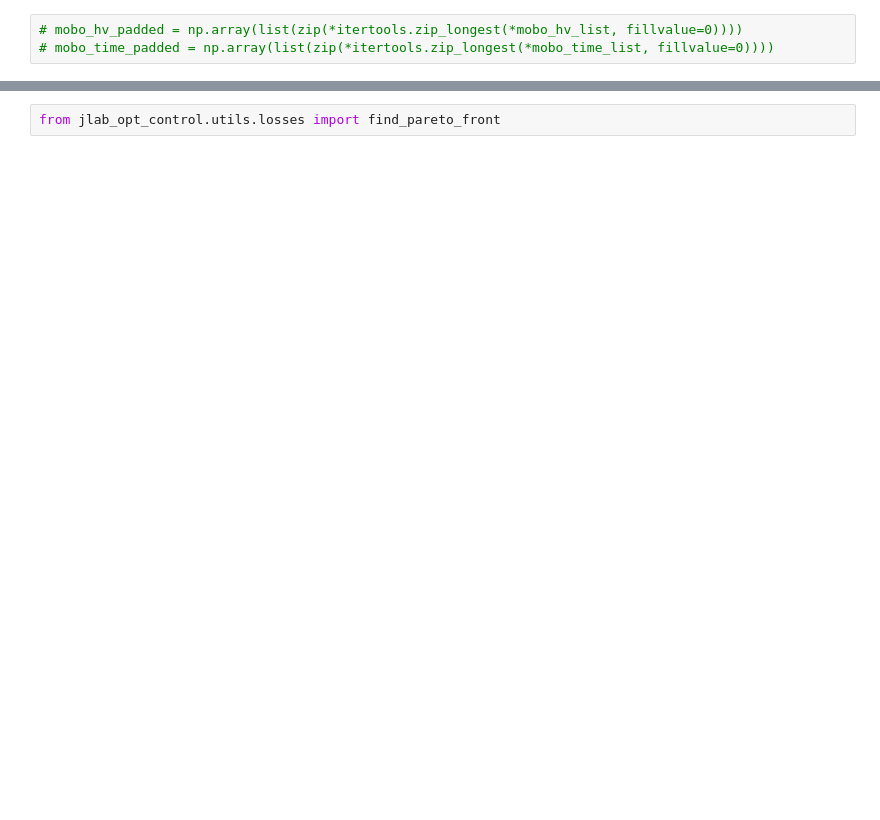
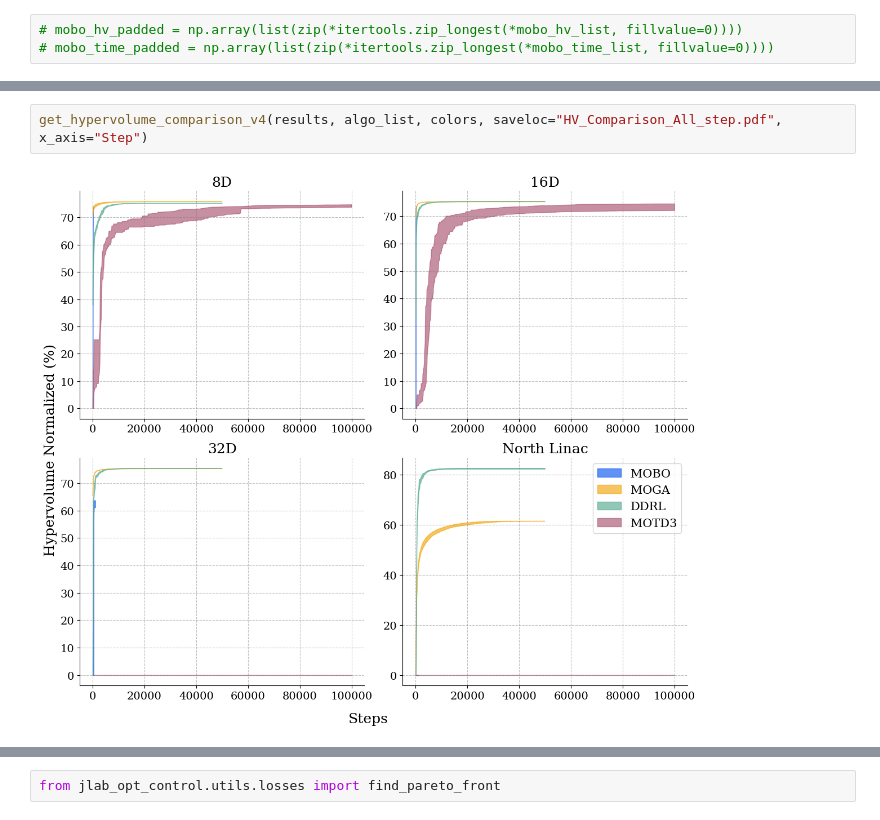
Before and after one commit to JeffersonLab/SciOptControlToolkit, a Jupyter notebook: jlab_opt_control/drivers/paper_drivers/paper_figures_v2.ipynb, the cells around one changed output, grey strips where cells are left out. Saved outputs shown, nothing was run; the diff lists cells and outputs as text; blank space fills up the shorter version.

```diff
--- a/jlab_opt_control/drivers/paper_drivers/paper_figures_v2.ipynb
+++ b/jlab_opt_control/drivers/paper_drivers/paper_figures_v2.ipynb
@@ -289,0 +422,4 @@ DDRL  Max HV:  34.499
+# %%
+get_hypervolume_comparison_v4(results, algo_list, colors, saveloc="HV_Comparison_All_step.pdf", x_axis="Step")
+# %% [output]
+[figure, added]
```
Also changed, not shown: parts of 42 cells of this notebook, 2 other files.
